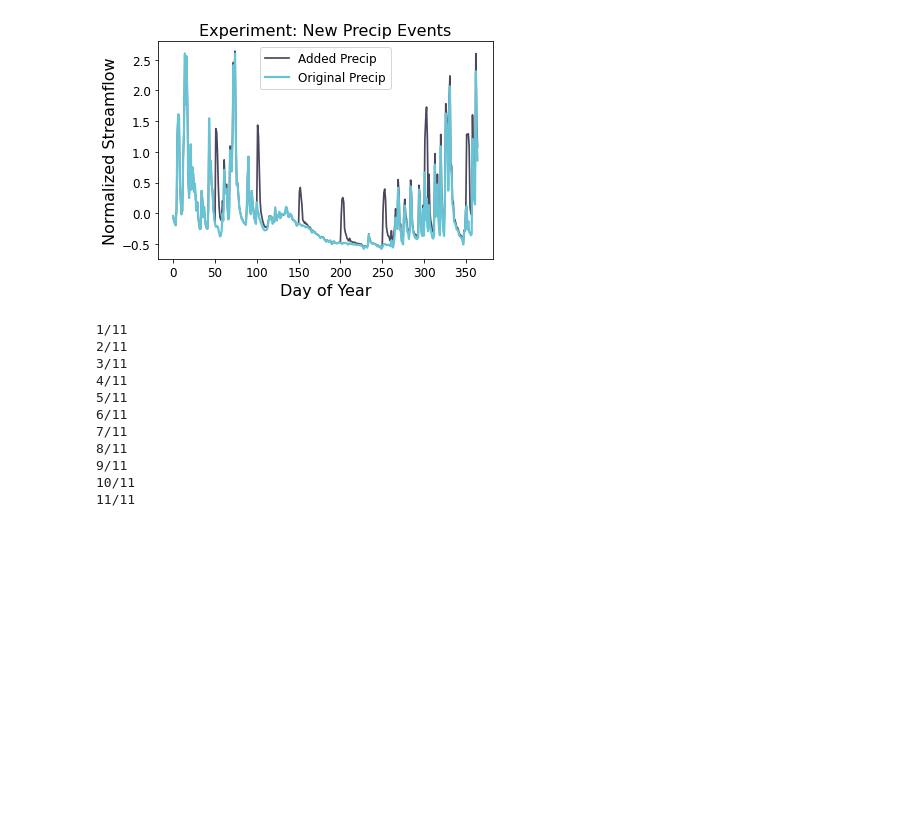
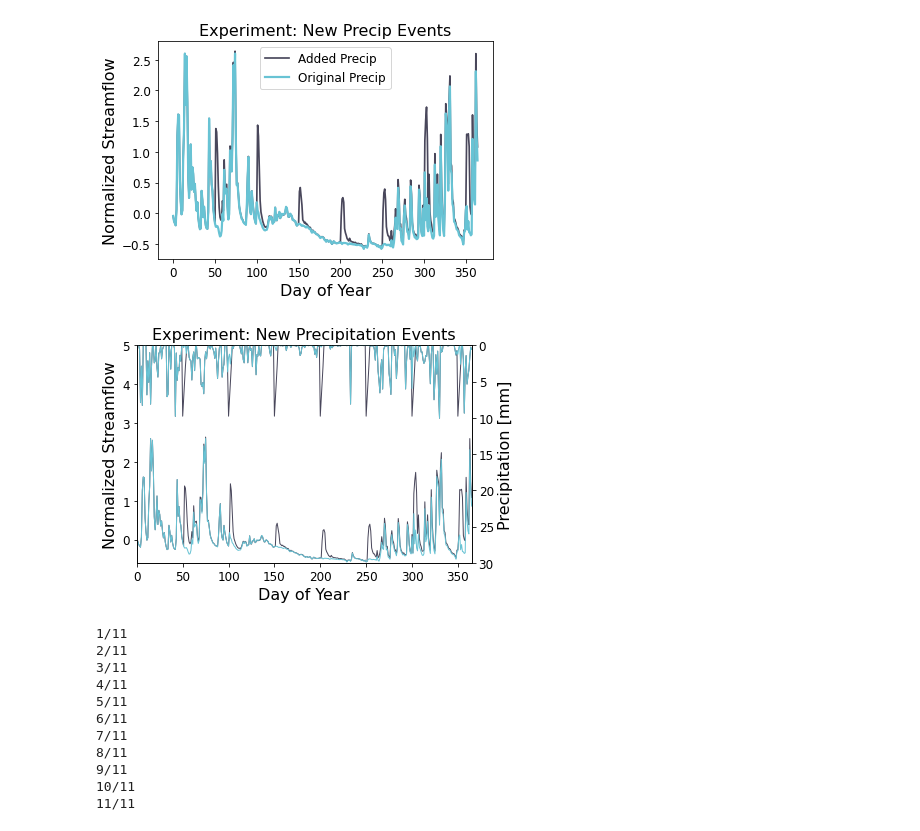
Before and after one commit to andersonsam/cnn_lstm_era, a Jupyter notebook: main_publish.ipynb, the cells around one changed output. Drawn from its saved outputs; the diff is of its cells as text; code cells hidden in the pictures; blank space fills up the shorter version.

```diff
--- a/main_publish.ipynb
+++ b/main_publish.ipynb
@@ -3416,6 +3460,35 @@ if saveIt:
 plt.show()
 # %% [output]
 [figure]
+# %%
+saveIt = 0
+
+fig, ax = plt.subplots()
+
+ax.plot(range(1,366),y_test_wetday[days,3], color = rgbs[0], linewidth = 1.)
+ax.plot(range(1,366),np.mean(y_test_predict_fine_runs, axis = 0)[days,34], color = rgbs[2], linewidth = 1.)
+ax.set_xlabel('Day of Year', fontsize = fs)
+ax.set_ylabel('Normalized Streamflow', fontsize = fs)
+ax.set_title('Experiment: New Precipitation Events', fontsize = fs)
+ax.tick_params(labelsize = fs - 4)
+ax.set_ylim((-0.6, 5))
+
+ax_precip = ax.twinx()
+ax_precip.plot(1000*(Pstd_train*Pnorm_wetday[testInds,10,10] + Pmean_train), color = rgbs[0], linewidth = 1., label = 'Synthetic Precipitation')
+ax_precip.plot(1000*(Pstd_train*Pnorm[testInds,10,10] + Pmean_train), color = rgbs[2], linewidth = 1., label = 'Original Precipitation')
+ax_precip.set_xlim((0,365))
+ax_precip.set_ylabel('Precipitation [mm]', fontsize = fs)
+ax_precip.tick_params(labelsize = fs - 4)
+ax_precip.set_ylim((30,0))
+
+#fig.legend(fontsize = fs - 4, loc = 'below')
+
+if saveIt:
+  plt.savefig('new_precip_events_streamflow.png', bbox_inches = 'tight', dpi = 200)
+
+plt.show()
+# %% [output]
+[figure, added]
 # %%
 #shift temperature at rainy station
 
```
Also changed, not shown: parts of 10 cells of this notebook.
